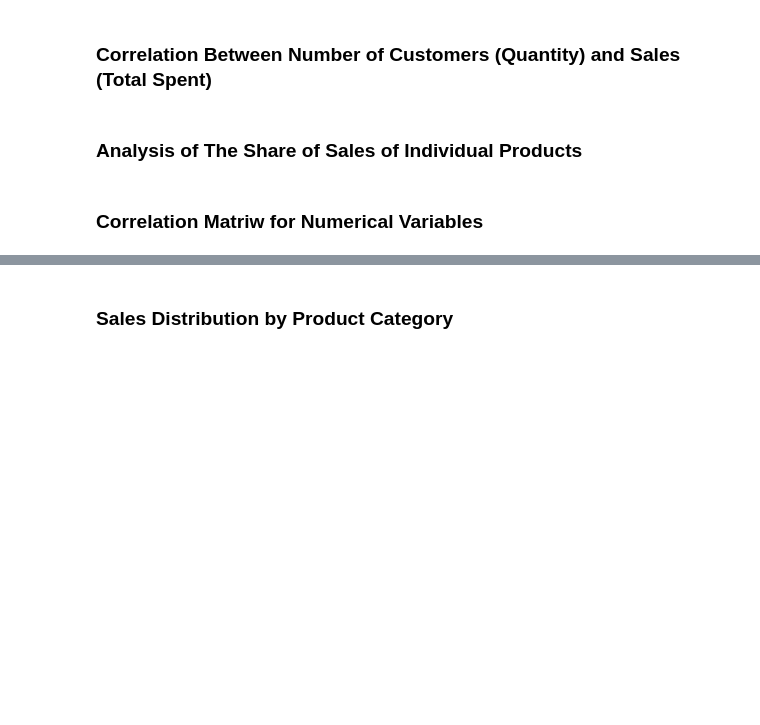
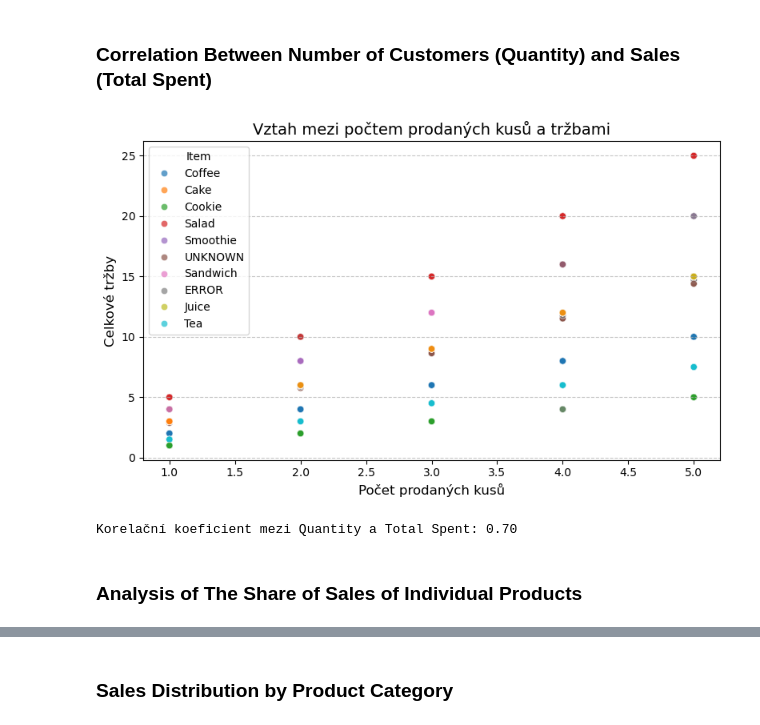
Before and after one commit to martinakvasnickova/Cafe, a Jupyter notebook: analysis/EDA.ipynb, the cells around one changed output, grey strips where cells are left out. Drawn from its saved outputs; the diff is of its cells as text; code cells hidden in the pictures; blank space fills up the shorter version.

```diff
--- a/analysis/EDA.ipynb
+++ b/analysis/EDA.ipynb
@@ -444,7 +466,20 @@ plt.show()
 ## 5. Exploration of Relationships Between Variables
 # %% [markdown]
 ### Correlation Between Number of Customers (Quantity) and Sales (Total Spent)
+# %%
+plt.figure(figsize=(8, 5))
+sns.scatterplot(data=df, x='Quantity', y='Total Spent', hue='Item', alpha=0.7)
+plt.title('Vztah mezi počtem prodaných kusů a tržbami', fontsize=14)
+plt.xlabel('Počet prodaných kusů', fontsize=12)
+plt.ylabel('Celkové tržby', fontsize=12)
+plt.grid(axis='y', linestyle='--', alpha=0.7)
+plt.tight_layout()
+plt.show()
+
+correlation = df['Quantity'].corr(df['Total Spent'])
+print(f'Korelační koeficient mezi Quantity a Total Spent: {correlation:.2f}')
+# %% [output]
+[figure, added]
+Korelační koeficient mezi Quantity a Total Spent: 0.70
 # %% [markdown]
 ### Analysis of The Share of Sales of Individual Products
-# %% [markdown]
-### Correlation Matriw for Numerical Variables
```
Also changed, not shown: parts of 13 cells of this notebook.
